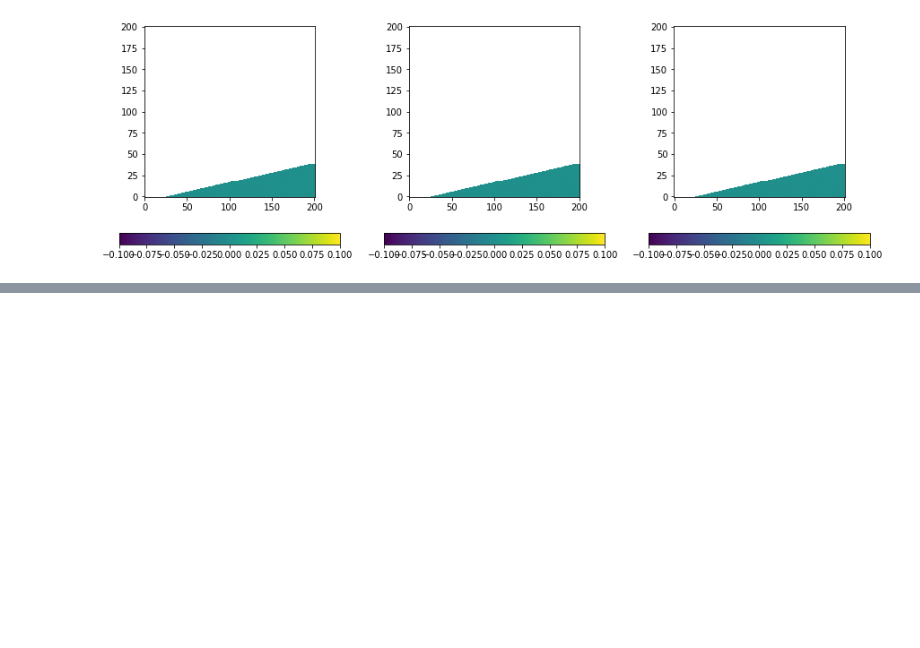
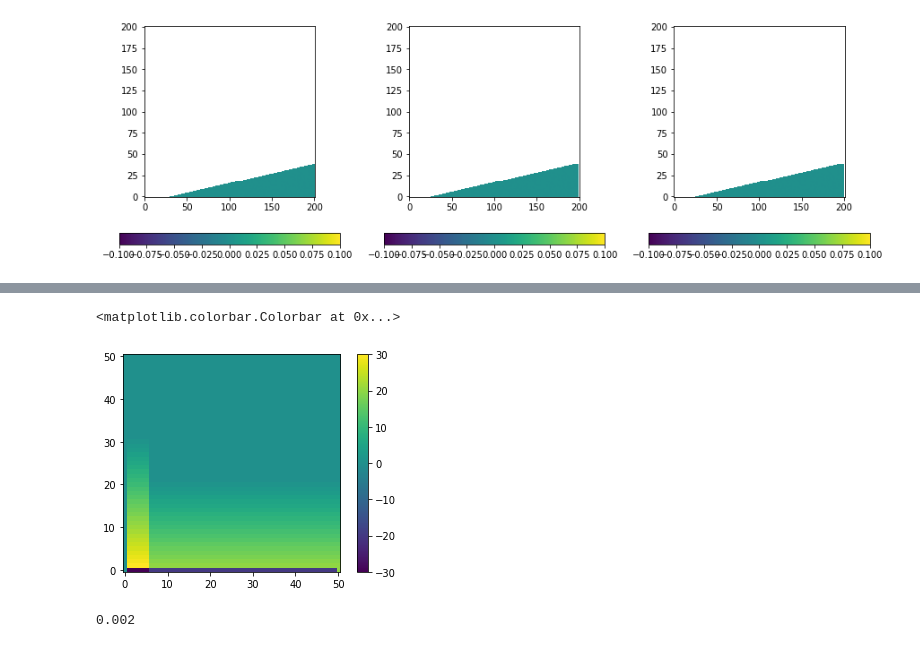
Before and after one commit to Gug-Young/Shallow_water_with_viscosity, a Jupyter notebook: 22.06.07 Navier stokes Hirt VOF method.ipynb, the cells around one changed output, grey strips where cells are left out. Drawn from its saved outputs; the diff is of its cells as text; code cells hidden in the pictures; blank space fills up the shorter version.

```diff
--- a/22.06.07 Navier stokes Hirt VOF method.ipynb
+++ b/22.06.07 Navier stokes Hirt VOF method.ipynb
@@ -266,0 +341,19 @@ plt.plot(np.cumsum(T_list))
+# %%
+temp = np.zeros_like(U)
+temp[HC]=1
+for i in range(N_z-1,0,-1):
+    temp[:,i-1]+=temp[:,i]
+temp[TC]=0
+temp[TC]=-temp[TC[0],TC[1]+1]
+# temp[TC]=0
+# temp[TC]=-temp[TC[0]+1,TC[1]]
+
+
+# for i in range(N_z-1,0,-1):
+#     print(i)
+#     temp[:,i-1]+=temp[:,i]
+plt.imshow(temp.T,origin='lower')
+plt.colorbar()
+# %% [output]
+<matplotlib.colorbar.Colorbar at 0x...>
+[figure, added]
@@ -266,0 +416,52 @@ plt.plot(np.cumsum(T_list))
+# %%
+UC = U.copy()
+WC = W.copy()
+PC = P.copy()
+UCpad = np.pad(UC,((0,1),(0,1)),'constant',constant_values=0)
+WCpad = np.pad(WC,((0,1),(0,1)),'constant',constant_values=0)
+PCpad = np.pad(PC,((0,1),(0,1)),'constant',constant_values=0)
+UUin = (UCpad[1:,:-1] + UCpad[:-1,:-1])/2
+UWUin = (UCpad[:-1,1:] + UCpad[:-1,:-1])/2
+UWWin = (WCpad[1:,:-1] + WCpad[:-1,:-1])/2
+UU = (1/dx)*(((UUin[1:,:])**2-(UUin[:-1,:]))**2)[:,1:]
+UW = (1/dz)*((((UWWin*UWUin)[:,1:])**2-((UWWin*UWUin)[:,:-1])**2))[1:,:]
+PU = (1/dx)*((PCpad[1:,:-1]-PCpad[:-1,:-1]))[1:,1:]
+VISUX = (nu/(dx*dx))*(UCpad[2:,:-1]-2*UCpad[1:-1,:-1]+UCpad[:-2,:-1])[:,1:]
+VISUZ = (nu/(dz*dz))*(UCpad[:-1,2:]-2*UCpad[:-1,1:-1]+UCpad[:-1,:-2])[1:,:]
+WWin = (WCpad[:-1,1:] + WCpad[:-1,:-1])/2
+WUUin = (UCpad[:-1,1:] + UCpad[:-1,:-1])/2
+WUWin = (WCpad[1:,:-1] + WCpad[:-1,:-1])/2
+WU = (1/dx)*((((UWWin*UWUin)[1:,:])**2-((UWWin*UWUin)[:-1,:])**2))[:,1:]
+WW = (1/dx)*(((WWin[:,1:])**2-(WWin[:,:-1]))**2)[1:,:]
+
+PW = (1/dz)*((PCpad[:-1,1:]-PCpad[:-1,:-1]))[1:,1:]
+VISWX = (nu/(dx*dx))*(WCpad[2:,:-1]-2*WCpad[1:-1,:-1]+WCpad[:-2,:-1])[:,1:]
+VISWZ = (nu/(dz*dz))*(WCpad[:-1,2:]-2*WCpad[:-1,1:-1]+WCpad[:-1,:-2])[1:,:]
+
+UC[1:,1:]  = UC[1:,1:] + dt*(-UU-UW-PU+VISUX+VISUZ)
+WC[1:,1:]  = WC[1:,1:] + dt*(-WW-WU-PW+VISWX+VISWZ-g)
+
+D = -(1/dx)*(UC[1:,1:]-UC[:-1,1:]) + (1/dz)*(WC[1:,1:]-WC[1:,:-1])
+beta = beta0/(2*dt*(1/(dx*dx) + 1/(dz*dz)))
+dP = beta*D
+dPpad = np.pad(dP,((0,1),(0,1)),'constant',constant_values=0)
+UC[1:,1:] = UC[1:,1:] - (dt/dx)*(dPpad[1:,:-1]-dPpad[:-1,:-1])
+WC[1:,1:] = WC[1:,1:] - (dt/dz)*(dPpad[:-1,1:]-dPpad[:-1,:-1])
+PC[1:,1:] = PC[1:,1:] + dP
+
+UC[TC]=-UC[TC[0],TC[1]+1]
+UC[TC]=0
+
+WC[TC]=-WC[TC[0]+1,TC[1]]
+WC[TC]=0
+MAXW = np.max(np.abs(WC))
+MAXU = np.max(np.abs(UC))
+dx_u = dx/MAXU
+dz_w = dz/MAXW
+newdt = min(0.7*dx_u,0.7*dz_w,dt)
+newdt = max(newdt,1e-8)
+print(newdt)
+# dPx.shape
+# UC.shape
+# %% [output]
+0.002
```
Also changed, not shown: parts of 15 cells of this notebook.
